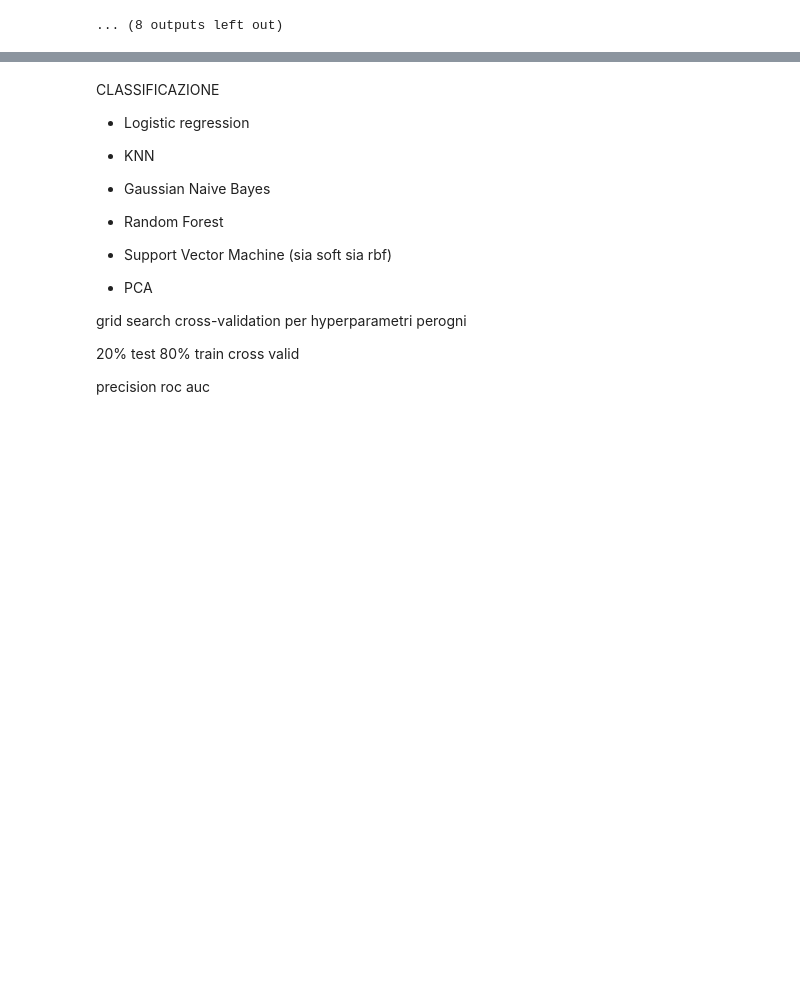
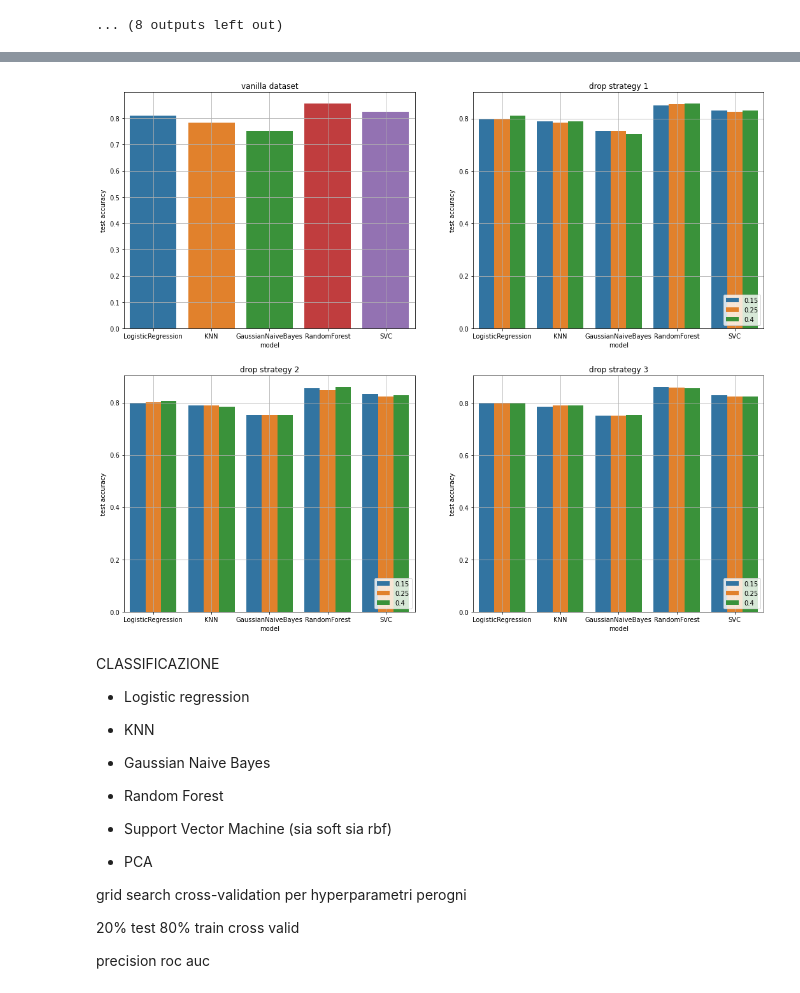
Before and after one commit to MatteoStoisa/DataSpaces_project, a Jupyter notebook: projectDataSpacesMatteoStoisa_the_spotify_hit_predictor_dataset_dataset_of_10s.ipynb, the cells around one changed output, grey strips where cells are left out. Saved outputs shown, nothing was run; the diff lists cells and outputs as text; code cells hidden in the pictures; blank space fills up the shorter version.

Commit message:
results analysis

```diff
--- a/projectDataSpacesMatteoStoisa_the_spotify_hit_predictor_dataset_dataset_of_10s.ipynb
+++ b/projectDataSpacesMatteoStoisa_the_spotify_hit_predictor_dataset_dataset_of_10s.ipynb
@@ -537,8 +537,8 @@ def plot_metrics(model_type, grid_result_model, x, y, drop_strategy='vanilla', d
   plt.show()
   print()
 # %%
-results = pd.DataFrame(columns=['model', 'param1', 'param2', 'param3', 'drop_strategy', 'drop_rate', 'accuracy_validation', 'accuracy_test'])
-#results = pd.read_csv(results_path)
+#results = pd.DataFrame(columns=['model', 'param1', 'param2', 'param3', 'drop_strategy', 'drop_rate', 'accuracy_validation', 'accuracy_test'])
+results = pd.read_csv(results_path)
 
 x_train, x_test, y_train, y_test = train_test_split(dataset, dataset_labels, test_size=0.15, stratify=dataset_labels, random_state=15)
 # %% [markdown]
@@ -882,2 +862,6 @@ print(results.sort_values(by='accuracy_test'))
 # %%
 results.to_csv(results_path, index = False)
+# %%
+for i in range(len(results)):
+  if results.loc[i]['drop_rate'] != 0.15 and results.loc[i]['drop_rate'] != 0.25 and results.loc[i]['drop_rate'] != 0.4:
+    results.loc[i, 'drop_rate'] = 0
@@ -884,3 +877,26 @@ results.to_csv(results_path, index = False)
+# %%
+fig, axes = plt.subplots(2, 2, figsize=(18, 15))
+sns.barplot(x='model', y='accuracy_test', data=results[results['drop_strategy'] == 'vanilla'], ax=axes[0, 0]).set(ylabel='test accuracy', title='vanilla dataset')
+sns.barplot(x='model', y='accuracy_test', data=results[results['drop_strategy'] == 'drop_strategy_1'], hue='drop_rate', ax=axes[0, 1]).set(ylabel='test accuracy', title='drop strategy 1')
+sns.barplot(x='model', y='accuracy_test', data=results[results['drop_strategy'] == 'drop_strategy_2'], hue='drop_rate', ax=axes[1, 0]).set(ylabel='test accuracy', title='drop strategy 2')
+sns.barplot(x='model', y='accuracy_test', data=results[results['drop_strategy'] == 'drop_strategy_3'], hue='drop_rate', ax=axes[1, 1]).set(ylabel='test accuracy', title='drop strategy 3')
+axes[0,0].grid(True)
+axes[0,1].grid(True)
+axes[1,0].grid(True)
+axes[1,1].grid(True)
+axes[0,1].legend(loc='lower right')
+axes[1,0].legend(loc='lower right')
+axes[1,1].legend(loc='lower right')
+'''for p in splot.patches:
+  splot.annotate(format(p.get_height(), '.1f'),
+                   (p.get_x() + p.get_width() / 2., p.get_height()),
+                   ha = 'center', va = 'center',
+                   size=15,
+                   xytext = (0, -12),
+                   textcoords = 'offset points')'''
+plt.show()
+# %% [output]
+[figure, added]
 # %% [markdown]
 CLASSIFICAZIONE
 
```
Also changed, not shown: parts of 2 cells of this notebook.
